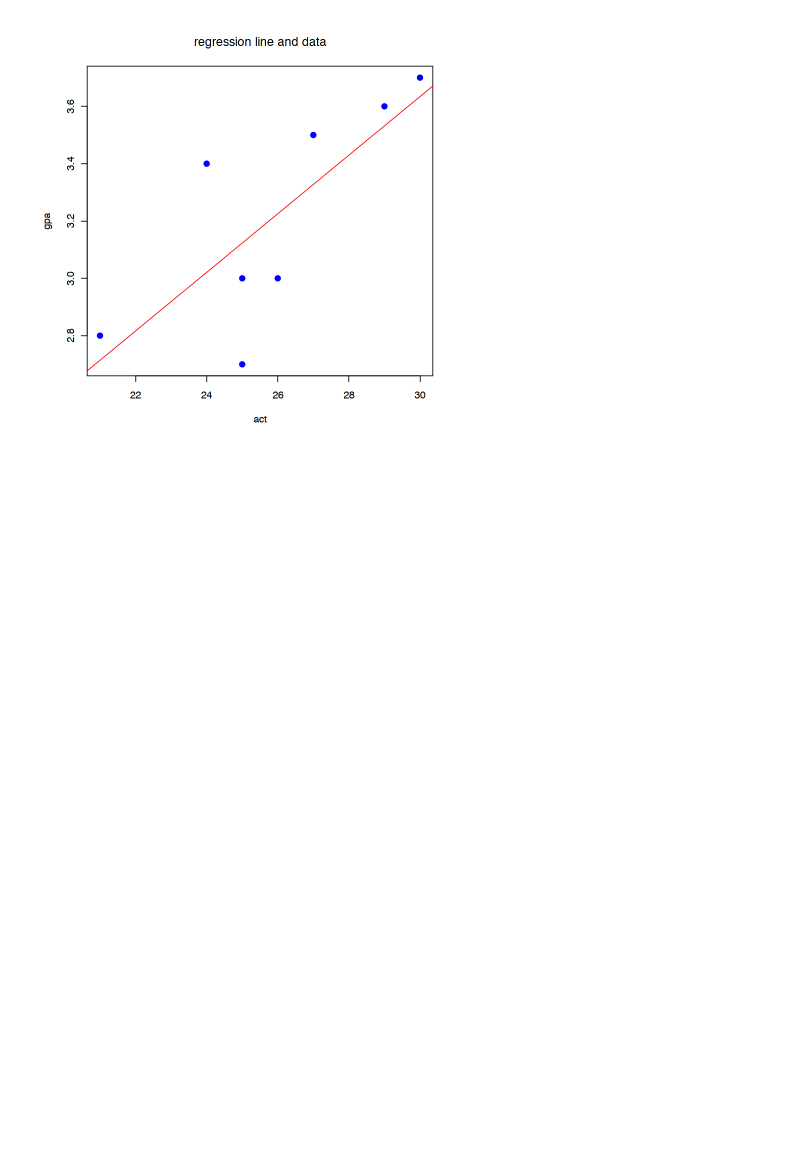
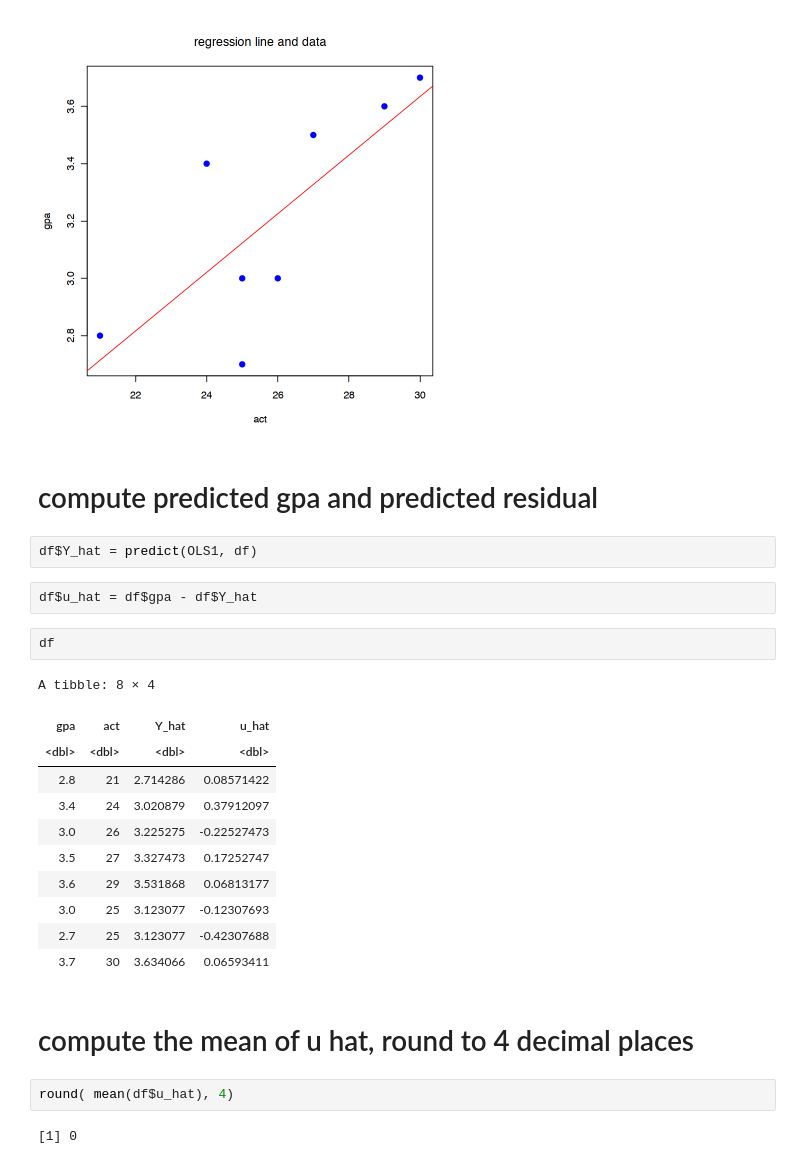
Before and after one commit to ZM601/regression_analysis, a Jupyter notebook: Q2/Q2_R.ipynb, the cells around one changed output. Saved outputs shown, nothing was run; the diff lists cells and outputs as text; blank space fills up the shorter version.

```diff
--- a/Q2/Q2_R.ipynb
+++ b/Q2/Q2_R.ipynb
@@ -166,3 +149,29 @@ plot(df$act, df$gpa, pch = 16, cex = 1.3, col = "blue", xlab = "act", ylab = "gp
 abline(lm(gpa ~ act, data=df), col = "red")
 # %% [output]
 [figure]
+# %% [markdown]
+# compute predicted gpa and predicted residual
+# %%
+df$Y_hat = predict(OLS1, df)
+# %%
+df$u_hat = df$gpa - df$Y_hat
+# %%
+df
+# %% [output]
+A tibble: 8 × 4
+| gpa | act | Y_hat | u_hat |
+| <dbl> | <dbl> | <dbl> | <dbl> |
+| 2.8 | 21 | 2.714286 | 0.08571422 |
+| 3.4 | 24 | 3.020879 | 0.37912097 |
+| 3.0 | 26 | 3.225275 | -0.22527473 |
+| 3.5 | 27 | 3.327473 | 0.17252747 |
+| 3.6 | 29 | 3.531868 | 0.06813177 |
+| 3.0 | 25 | 3.123077 | -0.12307693 |
+| 2.7 | 25 | 3.123077 | -0.42307688 |
+| 3.7 | 30 | 3.634066 | 0.06593411 |
+# %% [markdown]
+# compute the mean of u hat, round to 4 decimal places
+# %%
+round( mean(df$u_hat), 4)
+# %% [output]
+[1] 0
```
Also changed, not shown: parts of 7 cells of this notebook, 2 other files.
